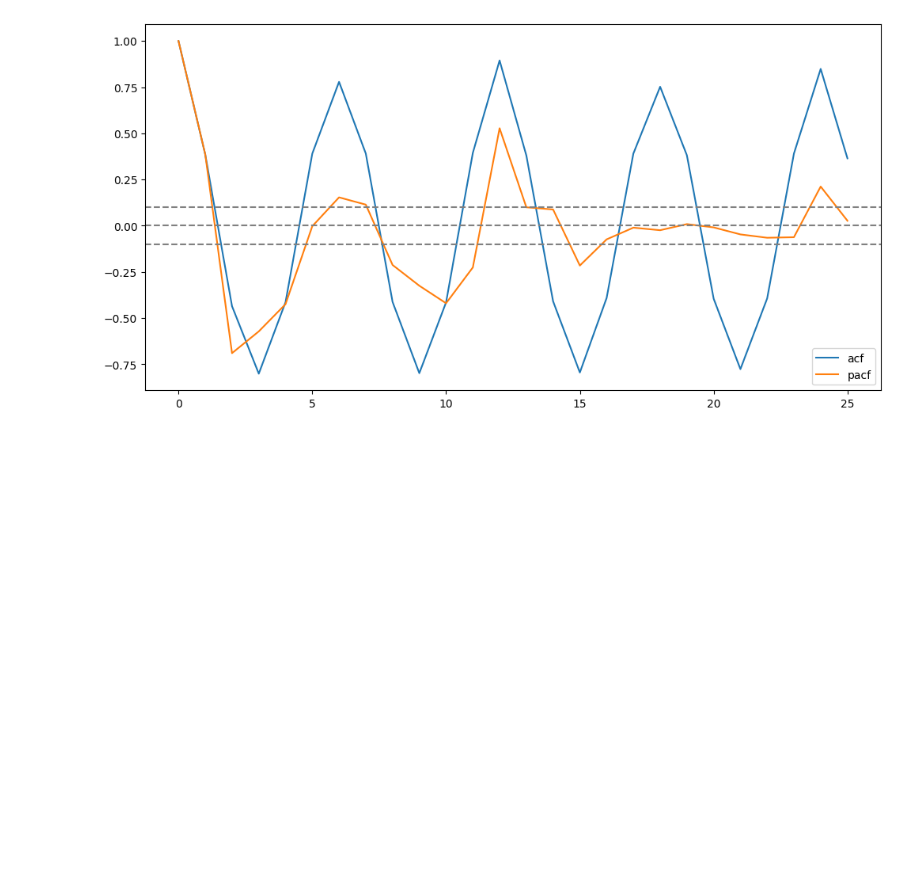
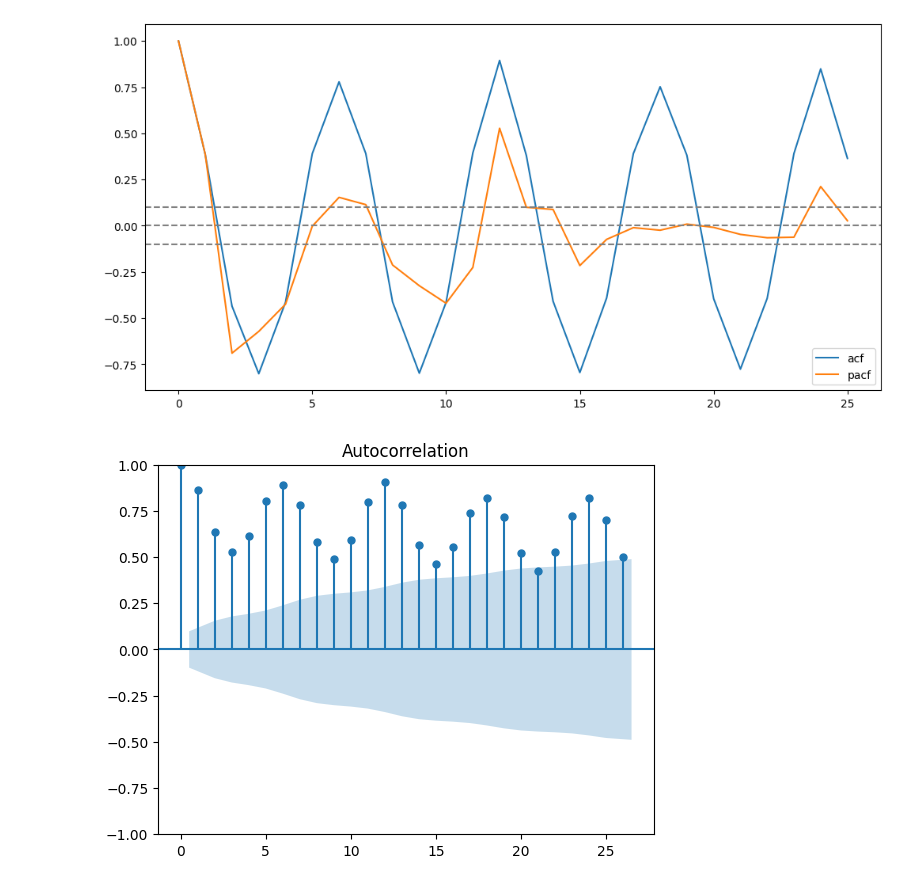
Before and after one commit to edupmon/fiap, a Jupyter notebook: pos-tech/data-analytics/fase-2/03-analise-de-series-temporais/aula-4/eda.ipynb, the cells around one changed output. Drawn from its saved outputs; the diff is of its cells as text; code cells hidden in the pictures; blank space fills up the shorter version.

```diff
--- a/pos-tech/data-analytics/fase-2/03-analise-de-series-temporais/aula-4/eda.ipynb
+++ b/pos-tech/data-analytics/fase-2/03-analise-de-series-temporais/aula-4/eda.ipynb
@@ -188,3 +189,7 @@ plt.legend(loc='lower right')
 plt.show()
 # %% [output]
 [figure]
+# %%
+plot_acf = plot_acf(df)
+# %% [output]
+[figure, added]
```
Also changed, not shown: parts of 2 cells of this notebook, 1 other file.
